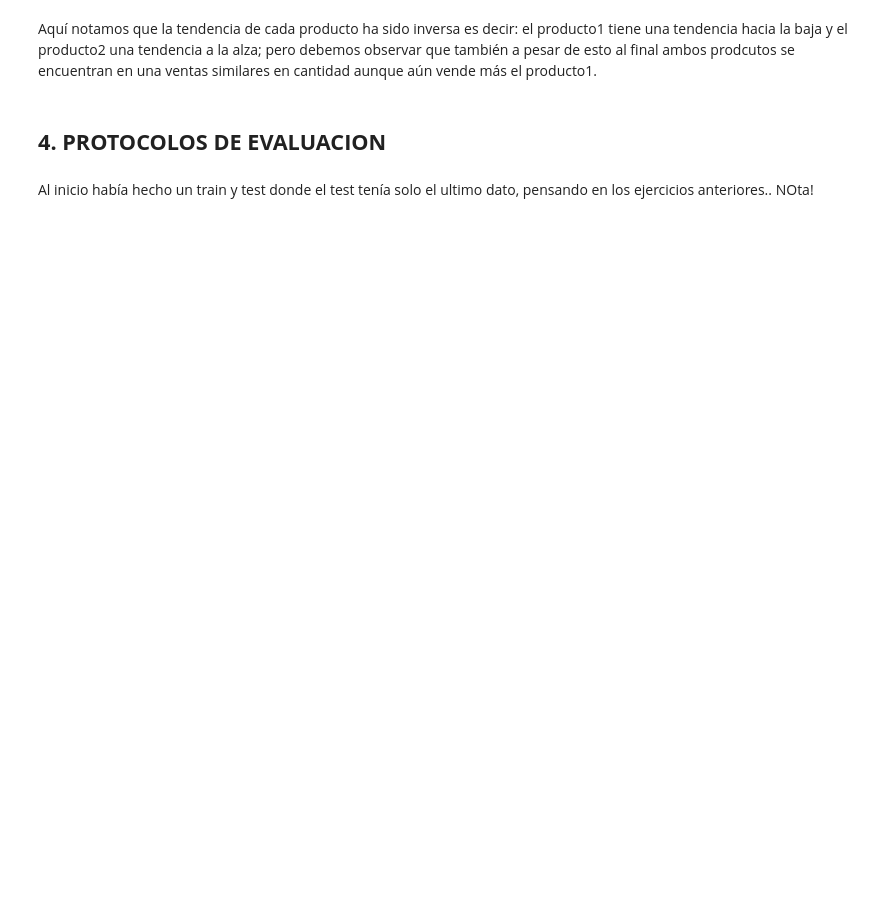
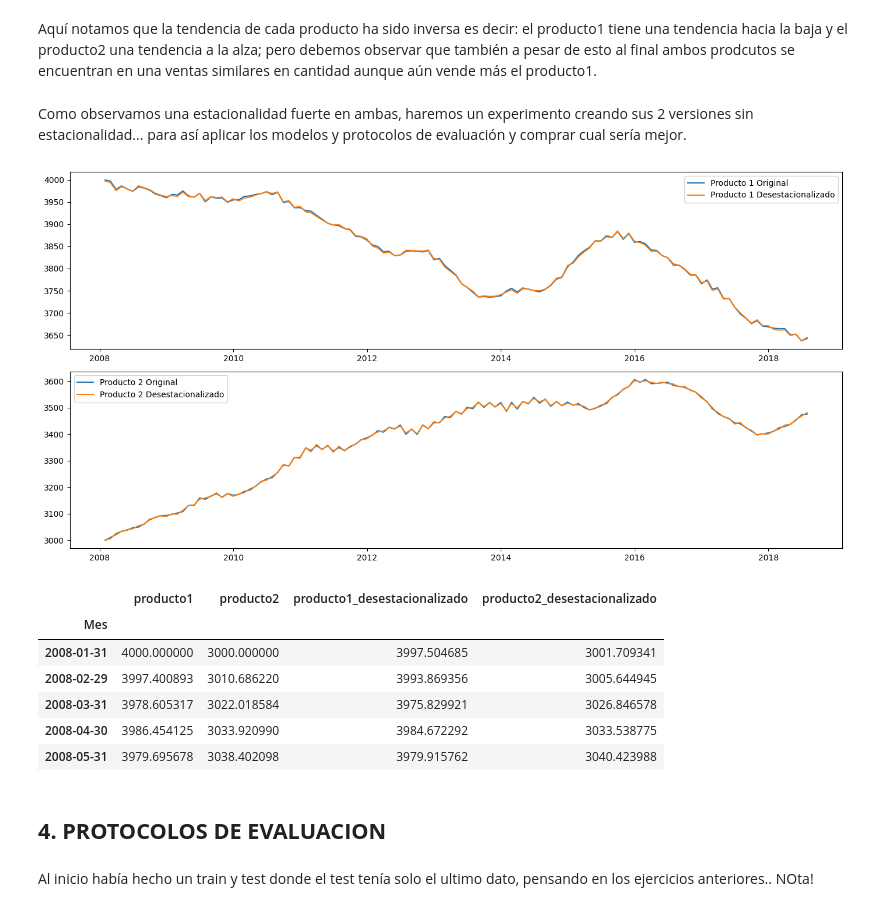
Before and after one commit to alfa7g7/Fundamentos-analitica-II, a Jupyter notebook: UNIDAD I/Clase 4/Daniel-Fabian-Parcial-practico.ipynb, the cells around one changed output. Saved outputs shown, nothing was run; the diff lists cells and outputs as text; code cells hidden in the pictures; blank space fills up the shorter version.

```diff
--- a/UNIDAD I/Clase 4/Daniel-Fabian-Parcial-practico.ipynb
+++ b/UNIDAD I/Clase 4/Daniel-Fabian-Parcial-practico.ipynb
@@ -214,5 +404,41 @@ plt.show()
 # %% [markdown]
 Aquí notamos que la tendencia de cada producto ha sido inversa es decir: el producto1 tiene una tendencia hacia la baja y el producto2 una tendencia a la alza; pero debemos observar que también a pesar de esto al final ambos prodcutos se encuentran en una ventas similares en cantidad aunque aún vende más el producto1.
+# %% [markdown]
+Como observamos una estacionalidad fuerte en ambas, haremos un experimento creando sus 2 versiones sin estacionalidad... para así aplicar los modelos y protocolos de evaluación y comprar cual sería mejor.
+# %%
+# Guardar la serie desestacionalizada para producto1
+data['producto1_desestacionalizado'] = data['producto1'] - td_componentes_producto1.seasonal
+
+# Guardar la serie desestacionalizada para producto2
+data['producto2_desestacionalizado'] = data['producto2'] - td_componentes_producto2.seasonal
+
+# Graficar para ver las series originales y desestacionalizadas
+plt.figure(figsize=(14, 7))
+
+plt.subplot(2, 1, 1)
+plt.plot(data.index, data['producto1'], label='Producto 1 Original')
+plt.plot(data.index, data['producto1_desestacionalizado'], label='Producto 1 Desestacionalizado')
+plt.legend()
+
+plt.subplot(2, 1, 2)
+plt.plot(data.index, data['producto2'], label='Producto 2 Original')
+plt.plot(data.index, data['producto2_desestacionalizado'], label='Producto 2 Desestacionalizado')
+plt.legend()
+
+plt.tight_layout()
+plt.show()
+
+# Mostrar las primeras filas del DataFrame para verificar
+data.head()
+# %% [output]
+[figure, added]
+|  | producto1 | producto2 | producto1_desestacionalizado | producto2_desestacionalizado |
+| Mes |  |  |  |  |
+| 2008-01-31 | 4000.000000 | 3000.000000 | 3997.504685 | 3001.709341 |
+| 2008-02-29 | 3997.400893 | 3010.686220 | 3993.869356 | 3005.644945 |
+| 2008-03-31 | 3978.605317 | 3022.018584 | 3975.829921 | 3026.846578 |
+| 2008-04-30 | 3986.454125 | 3033.920990 | 3984.672292 | 3033.538775 |
+| 2008-05-31 | 3979.695678 | 3038.402098 | 3979.915762 | 3040.423988 |
 # %% [markdown]
 ## **4. PROTOCOLOS DE EVALUACION**
 # %% [markdown]
```
Also changed, not shown: parts of 43 cells of this notebook.
